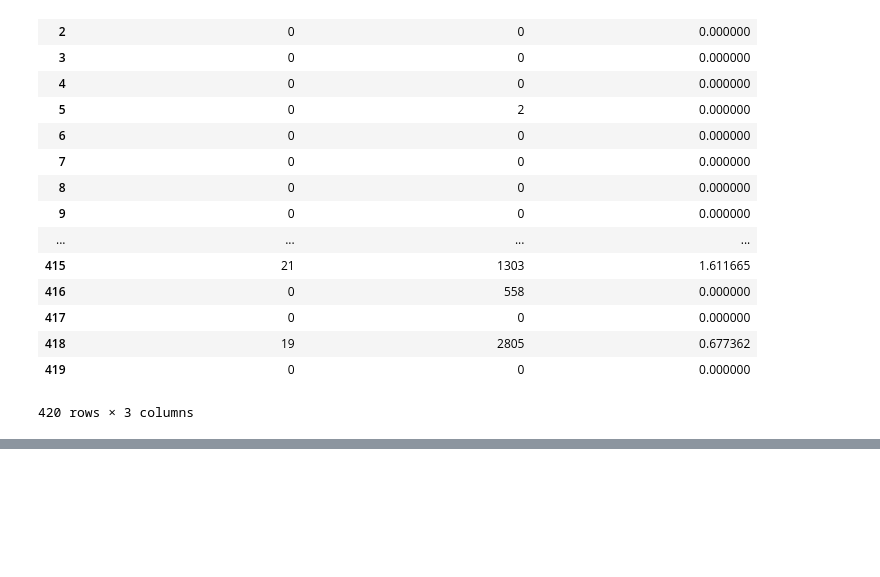
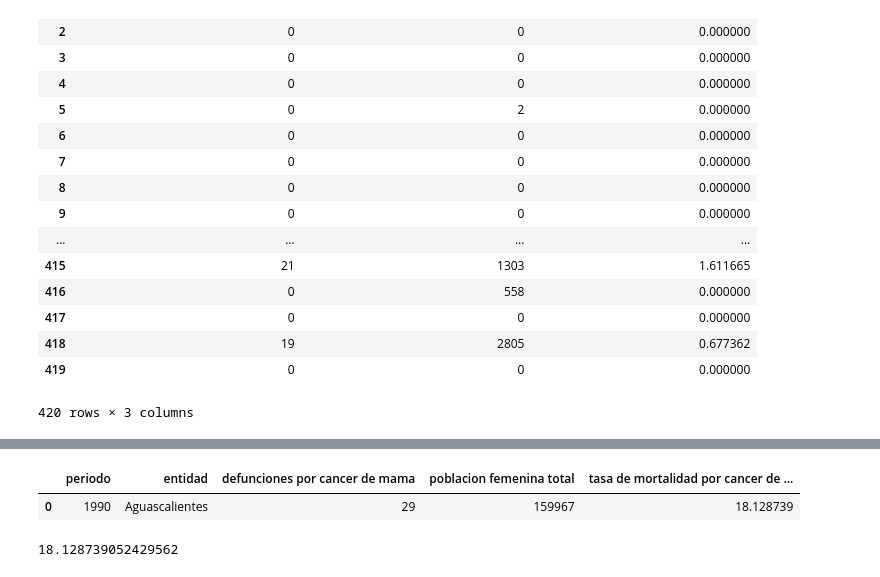
Before and after one commit to reneang17/esperanstica, a Jupyter notebook: indicadores-ods/salud/death-rate-analisis.ipynb, the cells around one changed output, grey strips where cells are left out. Drawn from its saved outputs; the diff is of its cells as text; code cells hidden in the pictures; blank space fills up the shorter version.

```diff
--- a/indicadores-ods/salud/death-rate-analisis.ipynb
+++ b/indicadores-ods/salud/death-rate-analisis.ipynb
@@ -201,0 +234,9 @@ df_df
+# %%
+dfs[8].head(1)
+# %% [output]
+|  | periodo | entidad | defunciones por cancer de mama | poblacion femenina total | tasa de mortalidad por cancer de ... |
+| 0 | 1990 | Aguascalientes | 29 | 159967 | 18.128739 |
+# %%
+29/159967*100000
+# %% [output]
+18.128739052429562
```
Also changed, not shown: parts of 15 cells of this notebook.
